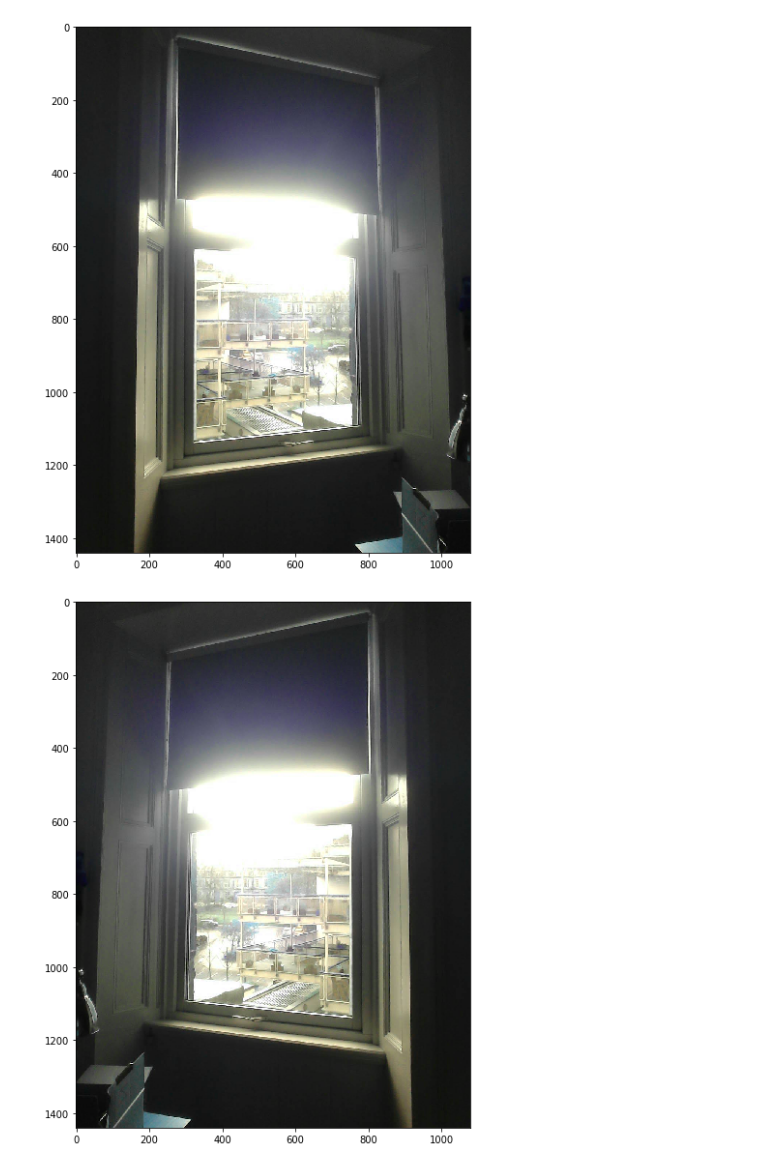
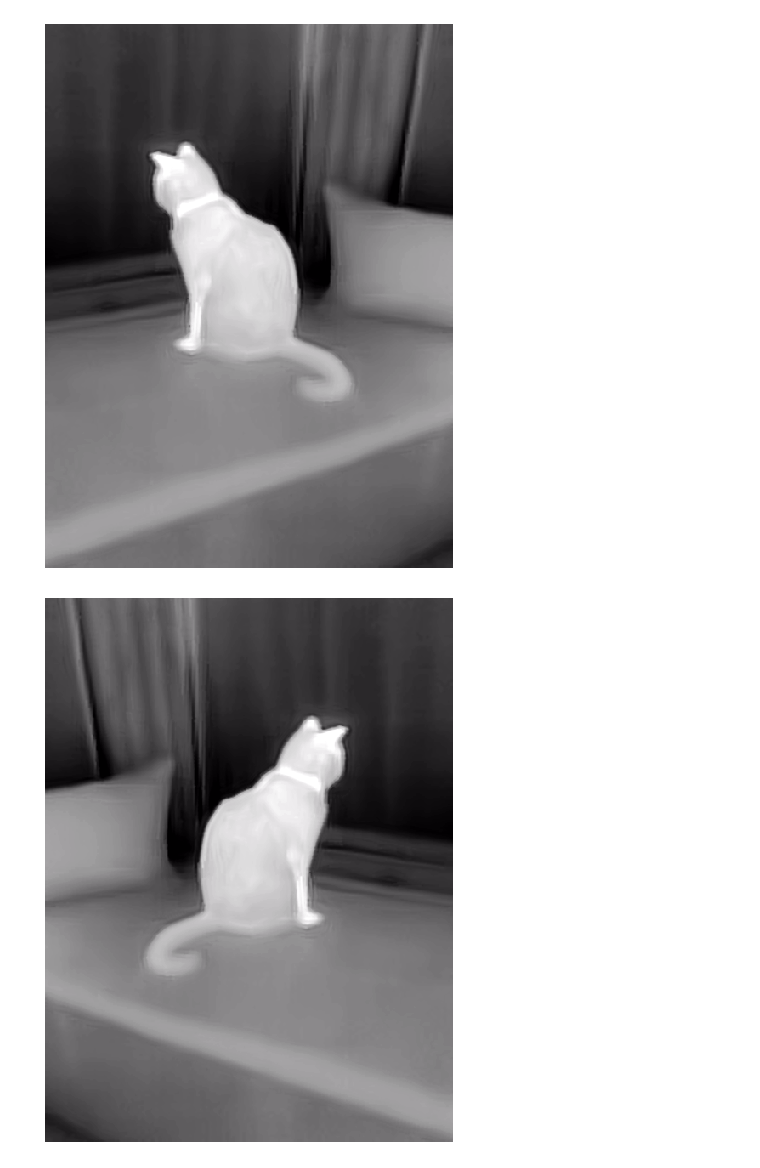
Before and after one commit to Lindronics/honours_project, a Jupyter notebook: notebooks/classification/image_augmentation.ipynb, the cells around one changed output. Saved outputs shown, nothing was run; the diff lists cells and outputs as text; code cells hidden in the pictures.

Commit message:
Dissertation section about image augmentation

```diff
--- a/notebooks/classification/image_augmentation.ipynb
+++ b/notebooks/classification/image_augmentation.ipynb
@@ -6,25 +8,27 @@ import matplotlib.pyplot as plt
 # %%
-root_path = "../../data/calibration_rotation/extracted/visible"
+# root_path = "../../data/calibration_rotation/extracted/visible"
+root_path = "../../../honours_project_data//animals/images_downsampled/cat/cat_single_2/lwir"
 
-images = os.listdir(root_path)
+images = sorted(os.listdir(root_path))
 # %%
 def show(img):
     plt.figure(figsize=(10, 10))
+    plt.axis("off")
     plt.imshow(img)
 
 def load(i):
     return cv2.imread(os.path.join(root_path, images[i]))
 # %%
-img = load(3)
+img = load(20)
 show(img)
 # %% [output]
-[figure, old version]
+[figure, new version]
 # %%
 def hflip(img):
     return cv2.flip(img, 1)
 show(hflip(img))
 # %% [output]
-[figure, old version]
+[figure, new version]
 # %%
 def crop(img, max_zoom=0.5):
     shape = img.shape
```
Also changed, not shown: parts of 3 cells of this notebook, 6 other files.
